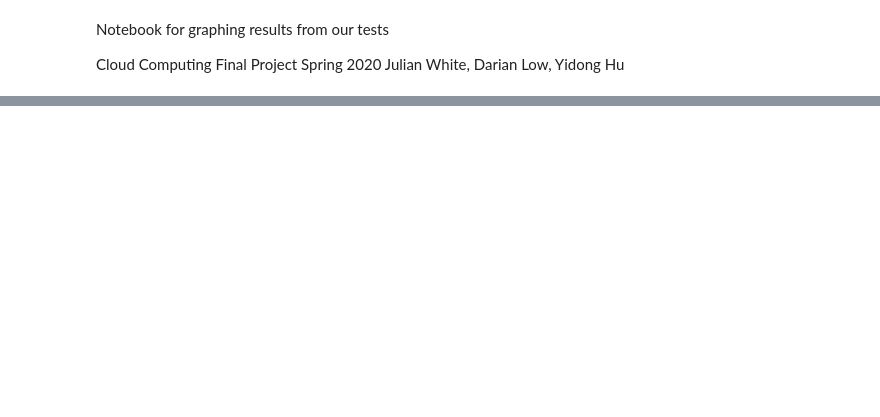
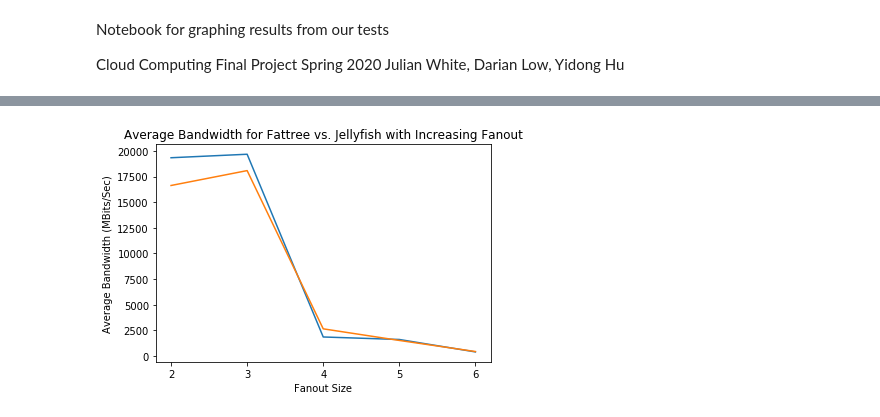
Before and after one commit to yhu44/Cloud-Project, a Jupyter notebook: jupyter/data-analysis.ipynb, the cells around one changed output, grey strips where cells are left out. Drawn from its saved outputs; the diff is of its cells as text; code cells hidden in the pictures; blank space fills up the shorter version.

```diff
--- a/jupyter/data-analysis.ipynb
+++ b/jupyter/data-analysis.ipynb
@@ -128,0 +64,27 @@ plt.show()
+# %%
+# Fattree vs. Jellyfish for Increasing Fanouts
+
+DIR = '../fattree-logs/randIperf/'
+fanouts = [2, 3, 4, 5, 6]
+fanout_list = ["fanout-2","fanout-3", "fanout-4", "fanout-5", "fanout-6"]
+
+BW = 0.0
+fanout_avg_BW = []
+fanout_avg_BW = graph_fanouts(fanout_list)
+
+plt.plot(fanouts,fanout_avg_BW)
+
+DIR = '../jellyfish-logs/randIperf/'
+fanouts = [2, 3, 4, 5, 6]
+fanout_list = ["fanout-2","fanout-3", "fanout-4", "fanout-5", "fanout-6"]
+
+fanout_avg_BW = graph_fanouts(fanout_list)
+
+plt.plot(fanouts,fanout_avg_BW)
+plt.xlabel('Fanout Size')
+plt.xticks(fanouts)
+plt.title('Average Bandwidth for Fattree vs. Jellyfish with Increasing Fanout')
+plt.ylabel('Average Bandwidth (MBits/Sec)')
+plt.show()
+# %% [output]
+[figure, added]
```
Also changed, not shown: parts of 9 cells of this notebook.
